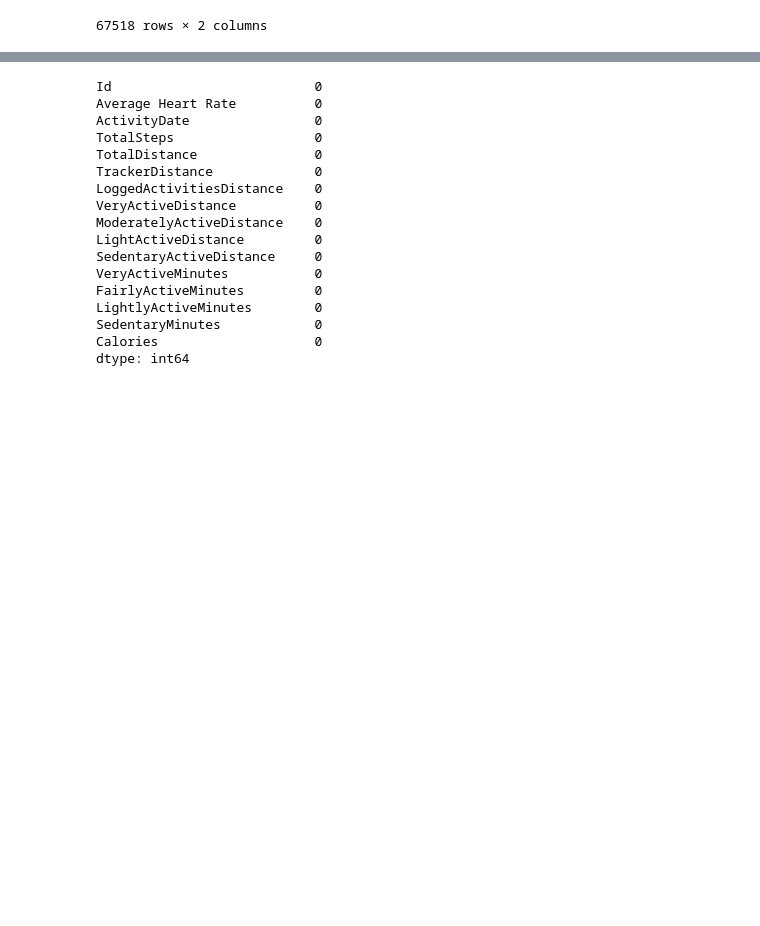
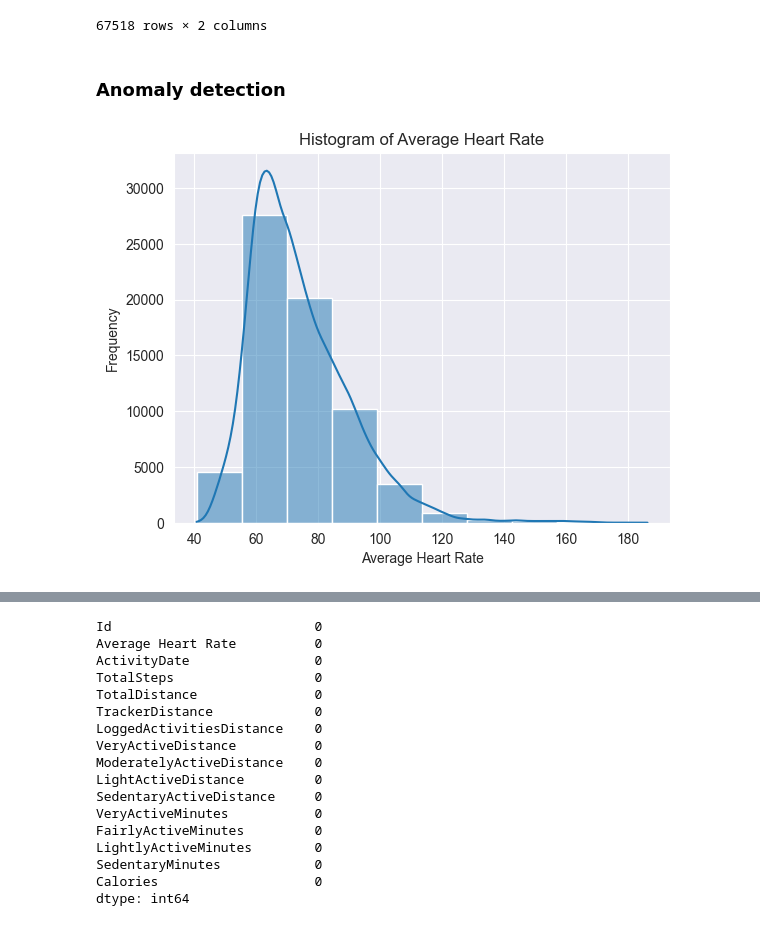
Before and after one commit to saran-sankar/fit-da, a Jupyter notebook: activity.ipynb, the cells around one changed output, grey strips where cells are left out. Cells and saved outputs as stored; diff of their text form; code cells hidden in the pictures; blank space fills up the shorter version.

```diff
--- a/activity.ipynb
+++ b/activity.ipynb
@@ -105,3 +117,14 @@ heartrate_seconds_grouped_df
 |  | 2016-05-12 14:35:00 | 65.282051 | 2016-05-12 |
 |  | 2016-05-12 14:40:00 | 56.687500 | 2016-05-12 |
 67518 rows × 2 columns
+# %% [markdown]
+### Anomaly detection
+# %%
+sns.histplot(data=heartrate_seconds_grouped_df, x='Average Heart Rate', bins=10, kde=True)
+sns.set_style('darkgrid')
+plt.xlabel('Average Heart Rate')
+plt.ylabel('Frequency')
+plt.title('Histogram of Average Heart Rate')
+plt.show()
+# %% [output]
+[figure, added]
```
Also changed, not shown: parts of 69 cells of this notebook.
